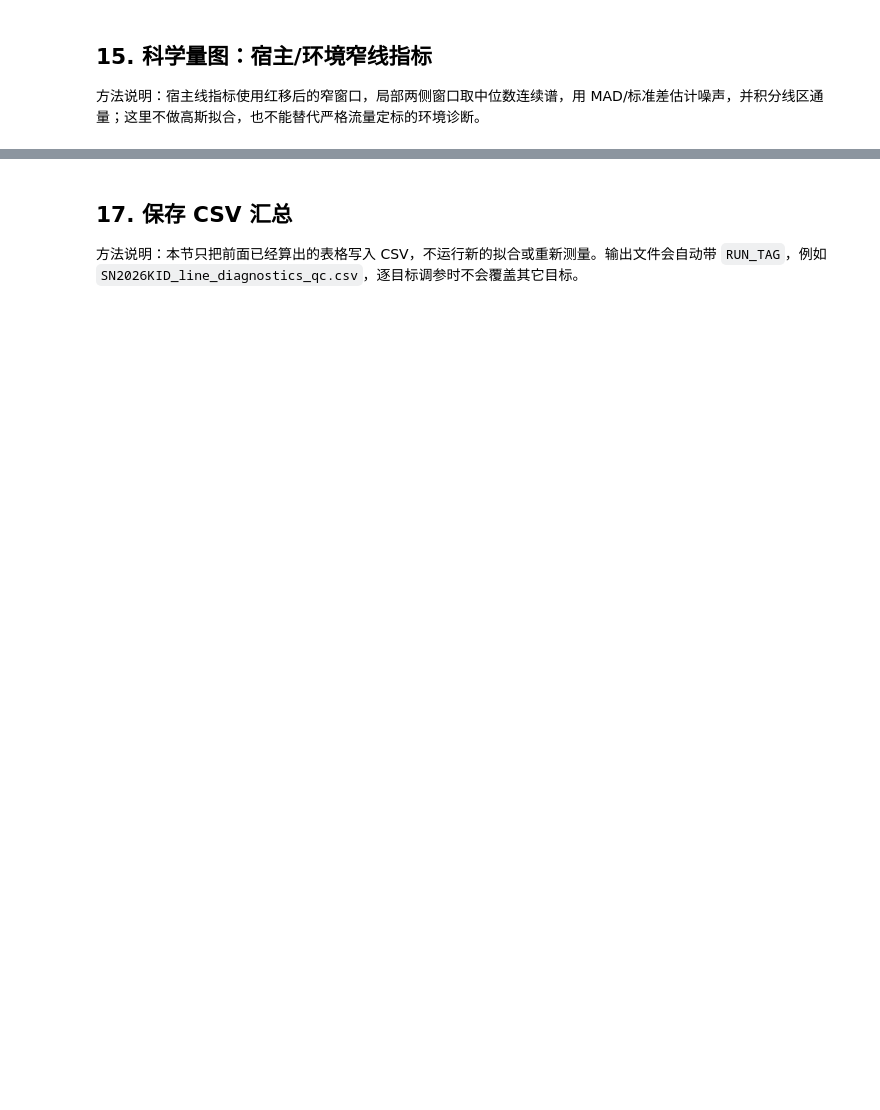
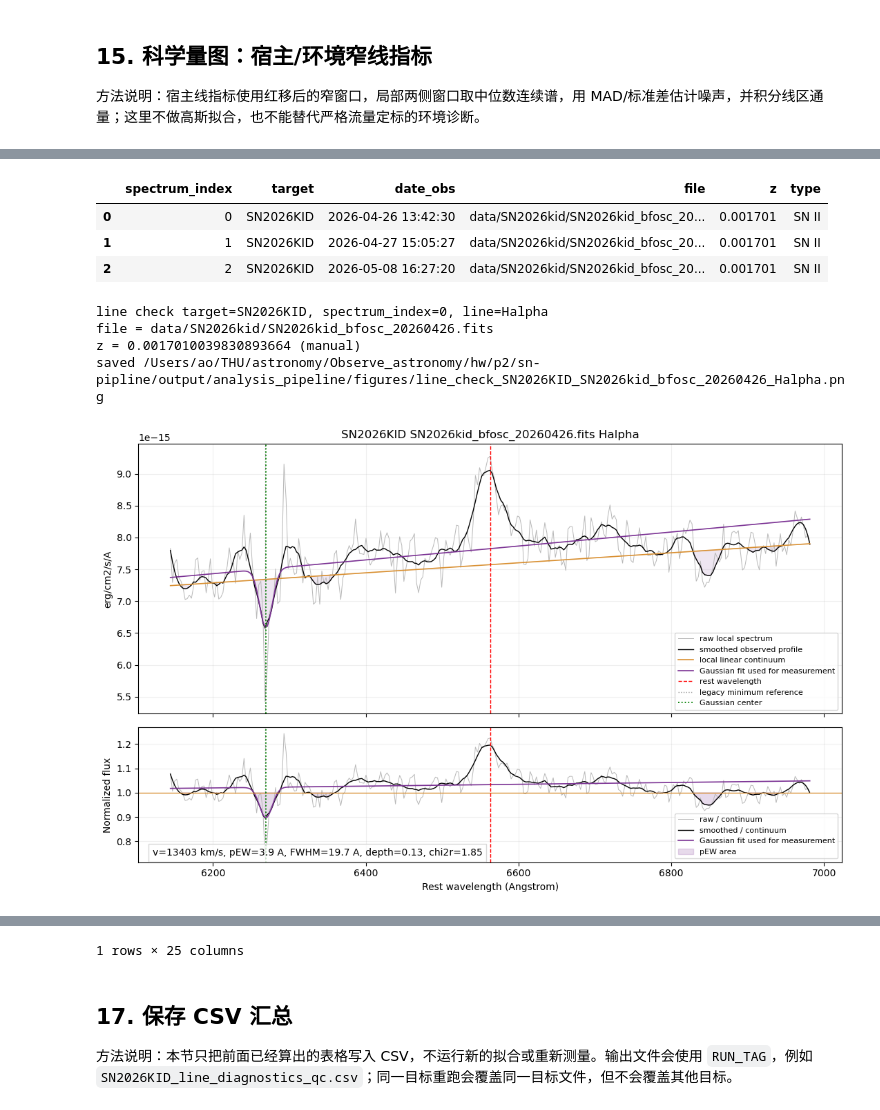
Before and after one commit to Zzzaurak/obsastro-sn-pipeline, a Jupyter notebook: notebooks/02_spectral_analysis_pipeline.ipynb, the cells around one changed output, grey strips where cells are left out. Saved outputs shown, nothing was run; the diff lists cells and outputs as text; code cells hidden in the pictures; blank space fills up the shorter version.

Commit message:
use gauss fit spectral

```diff
--- a/notebooks/02_spectral_analysis_pipeline.ipynb
+++ b/notebooks/02_spectral_analysis_pipeline.ipynb
@@ -277,7 +324,6 @@ measure_kwargs = dict(
     line_smooth_window=LINE_SMOOTH_WINDOW,
     line_edge_fraction=LINE_EDGE_FRACTION,
     line_param_overrides=LINE_PARAM_OVERRIDES,
-    fit_visual_gaussian=FIT_VISUAL_GAUSSIAN,
 )
 
 summary, line_df, line_qc, bb_df, host_lines, host_summary, target_status = snt.measure_all_features(
@@ -288,4 +334,4 @@ summary, line_df, line_qc, bb_df, host_lines, host_summary, target_status = snt.
 )
 
 display(target_status)
-display(line_qc[["target", "file", "line", "velocity_kms", "pEW_A", "FWHM_A", "depth", "qc_flag", "qc_note"]].head(5))
+display(line_qc[["target", "file", "line", "fit_method", "abs_wave", "velocity_kms", "velocity_err_kms", "pEW_A", "FWHM_A", "FWHM_err_A", "depth", "fit_center_err_A", "fit_sigma_A", "fit_sigma_err_A", "fit_depth_err", "fit_chi2_red", "extrema_wave_A", "extrema_depth", "qc_flag", "qc_note"]].head(20))
@@ -404,0 +508,55 @@ display(check_result)
+# %%
+# Force fresh plotting/fit code; stale notebook kernels can keep the old broad-Gaussian fitter.
+sp = reload(sp)
+snt = reload(snt)
+
+CHECK_TARGET_LOCAL = summary.iloc[0]["target"] if CHECK_TARGET is None else CHECK_TARGET
+CHECK_LINE_KEY = "Halpha"  # 例如 "Halpha"；None 表示优先使用当前光谱里 qc=adopt/check 的第一条线
+CHECK_SPECTRUM_INDEX = 0  # 先看下面的 spectrum_index 表，再改这里选择第几条光谱
+
+display(snt.spectrum_choice_table(spectra, CHECK_TARGET_LOCAL))
+check_items = sorted(
+    [spec for spec in spectra if spec["target"] == snt.target_key(CHECK_TARGET_LOCAL)],
+    key=lambda spec: pd.Timestamp.max if pd.isna(spec["date_obs"]) else spec["date_obs"],
+)
+check_spec = check_items[int(CHECK_SPECTRUM_INDEX)]
+if CHECK_LINE_KEY is None:
+    checked = line_qc[
+        line_qc["target"].eq(snt.target_key(CHECK_TARGET_LOCAL))
+        & line_qc["file"].eq(check_spec["file"])
+        & line_qc["status"].eq("ok")
+        & line_qc["qc_flag"].isin(["adopt", "check"])
+    ].copy()
+    if not checked.empty:
+        checked["qc_order"] = checked["qc_flag"].map({"adopt": 0, "check": 1}).fillna(2)
+        CHECK_LINE_KEY = checked.sort_values(["qc_order", "line"]).iloc[0]["line"]
+    else:
+        CHECK_LINE_KEY = snt.line_keys_for(check_spec, TARGET_LINES)[0]
+
+print(f"line check target={snt.target_key(CHECK_TARGET_LOCAL)}, spectrum_index={CHECK_SPECTRUM_INDEX}, line={CHECK_LINE_KEY}")
+print(f"file = {check_spec['file']}")
+print(f"z = {check_spec.get('z')} ({check_spec.get('z_source')})")
+if not np.isfinite(check_spec.get("z", np.nan)):
+    print("WARNING: 当前光谱还没有采用红移；静止系谱线窗口和绿线位置不能用于科学判断。请先在 REDSHIFT_MEASUREMENTS 填入第 4 节确认的宿主窄线红移。")
+
+check_result, check_fig = snt.plot_line_check(
+    spectra,
+    target=CHECK_TARGET_LOCAL,
+    line_key=CHECK_LINE_KEY,
+    spectrum_index=CHECK_SPECTRUM_INDEX,
+    fig_dir=FIG_DIR,
+    save_figures=SAVE_FIGURES,
+    **measure_kwargs,
+)
+snt.show_figure(check_fig)
+display(check_result)
+# %% [output]
+|  | spectrum_index | target | date_obs | file | z | type |
+| 0 | 0 | SN2026KID | 2026-04-26 13:42:30 | data/SN2026kid/SN2026kid_bfosc_20... | 0.001701 | SN II |
+| 1 | 1 | SN2026KID | 2026-04-27 15:05:27 | data/SN2026kid/SN2026kid_bfosc_20... | 0.001701 | SN II |
+| 2 | 2 | SN2026KID | 2026-05-08 16:27:20 | data/SN2026kid/SN2026kid_bfosc_20... | 0.001701 | SN II |
+line check target=SN2026KID, spectrum_index=0, line=Halpha
+file = data/SN2026kid/SN2026kid_bfosc_20260426.fits
+z = 0.0017010039830893664 (manual)
+saved /Users/ao/THU/astronomy/Observe_astronomy/hw/p2/sn-pipline/output/analysis_pipeline/figures/line_check_SN2026KID_SN2026kid_bfosc_20260426_Halpha.png
+[figure, added]
@@ -405,7 +565,8 @@ display(check_result)
+1 rows × 25 columns
 # %% [markdown]
 ## 17. 保存 CSV 汇总
 
-方法说明：本节只把前面已经算出的表格写入 CSV，不运行新的拟合或重新测量。输出文件会自动带 `RUN_TAG`，例如 `SN2026KID_line_diagnostics_qc.csv`，逐目标调参时不会覆盖其它目标。
+方法说明：本节只把前面已经算出的表格写入 CSV，不运行新的拟合或重新测量。输出文件会使用 `RUN_TAG`，例如 `SN2026KID_line_diagnostics_qc.csv`；同一目标重跑会覆盖同一目标文件，但不会覆盖其他目标。
 # %%
 def output_path(name):
     ANALYSIS_DIR.mkdir(parents=True, exist_ok=True)
```
Also changed, not shown: parts of 30 cells of this notebook, 7 other files.
